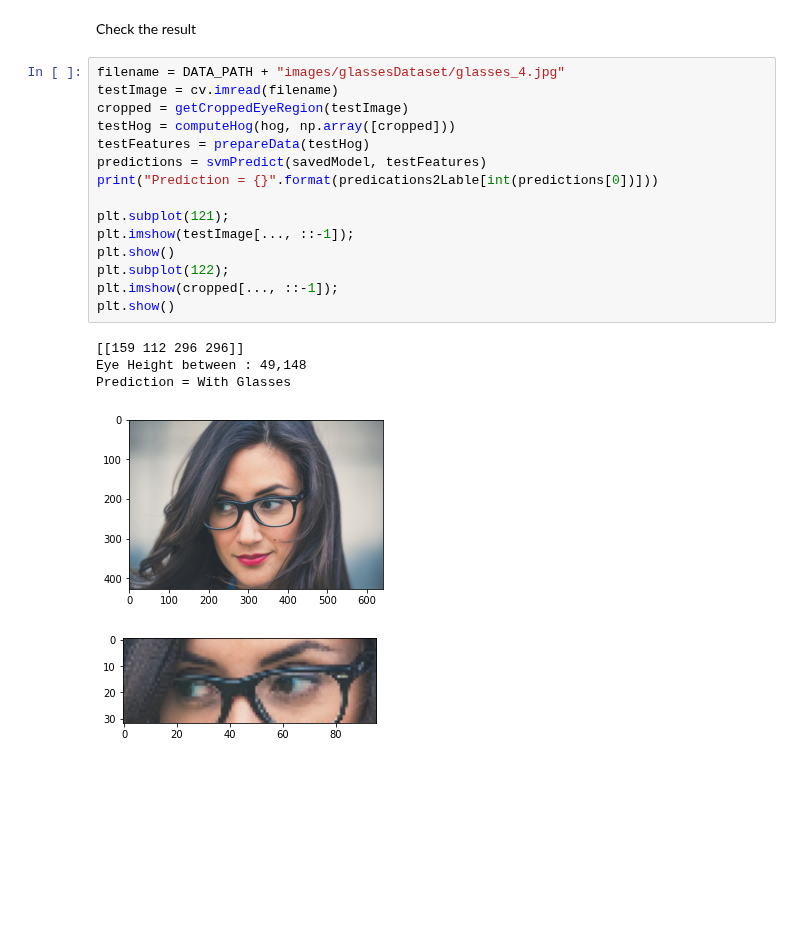
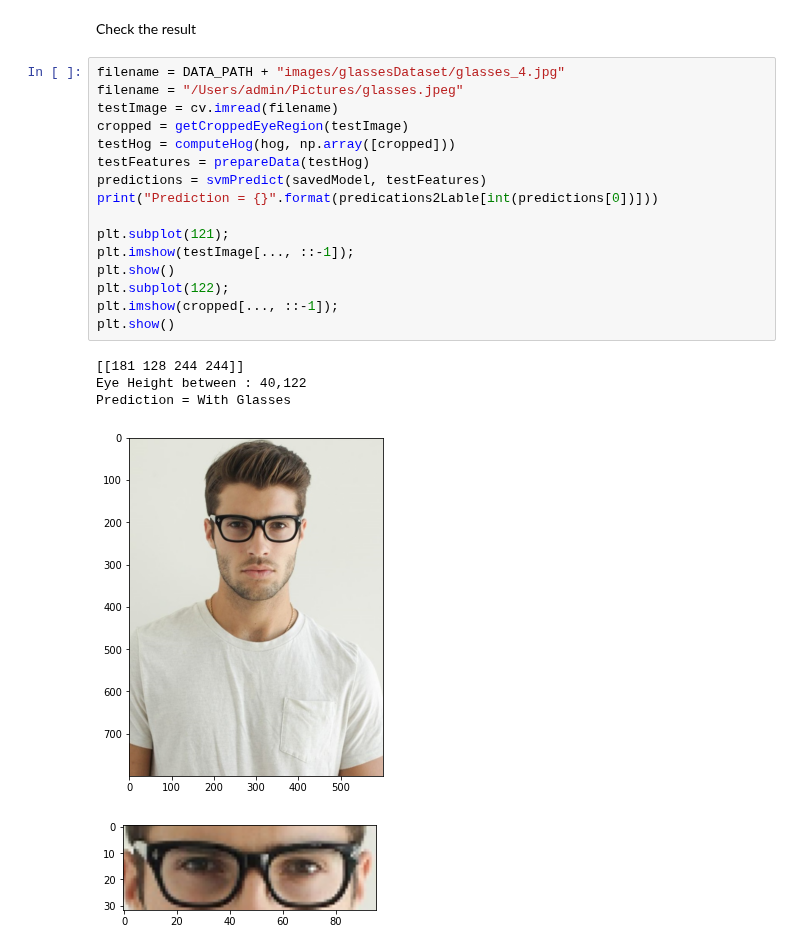
Before and after one commit to DastanIqbal/LearnOpenCV, a Jupyter notebook: src/OpenCV/week8/2-eyeGlassClassifier/eyeGlassClassifier.ipynb, the cells around one changed output. Cells and saved outputs as stored; diff of their text form; blank space fills up the shorter version.

```diff
--- a/src/OpenCV/week8/2-eyeGlassClassifier/eyeGlassClassifier.ipynb
+++ b/src/OpenCV/week8/2-eyeGlassClassifier/eyeGlassClassifier.ipynb
@@ -144,24 +144,25 @@ Percentage Accuracy: 92.45 %
 Check the result
 # %%
 filename = DATA_PATH + "images/glassesDataset/glasses_4.jpg"
+filename = "/Users/admin/Pictures/glasses.jpeg"
 testImage = cv.imread(filename)
 cropped = getCroppedEyeRegion(testImage)
 testHog = computeHog(hog, np.array([cropped]))
 testFeatures = prepareData(testHog)
 predictions = svmPredict(savedModel, testFeatures)
 print("Prediction = {}".format(predications2Lable[int(predictions[0])]))
 
 plt.subplot(121);
 plt.imshow(testImage[..., ::-1]);
 plt.show()
 plt.subplot(122);
 plt.imshow(cropped[..., ::-1]);
 plt.show()
 # %% [output]
-[[159 112 296 296]]
-Eye Height between : 49,148
+[[181 128 244 244]]
+Eye Height between : 40,122
 Prediction = With Glasses
-[figure, old version]
+[figure, new version]
-[figure, old version]
+[figure, new version]
 # %%
 filename = DATA_PATH + "images/glassesDataset/no_glasses1.jpg"
```
Also changed, not shown: parts of 2 cells of this notebook, 3 other files.
